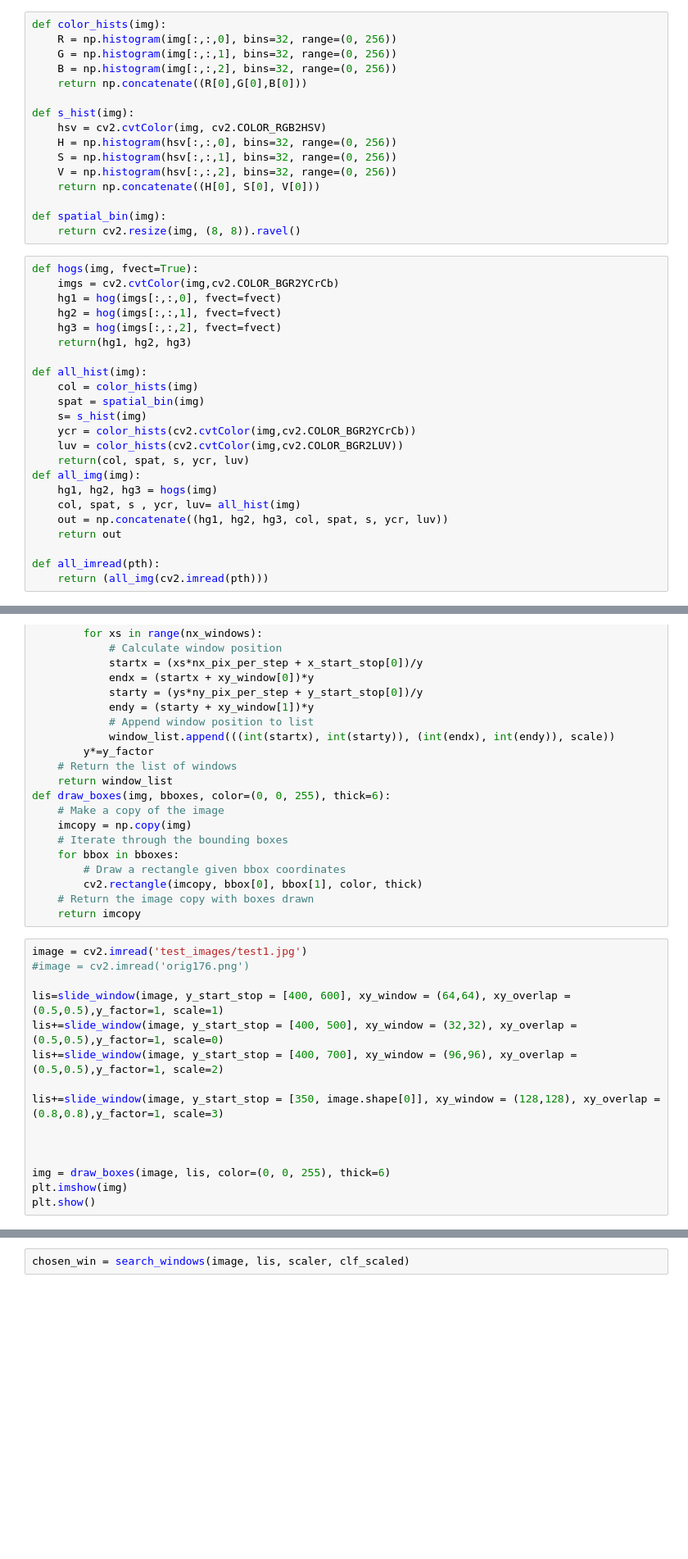
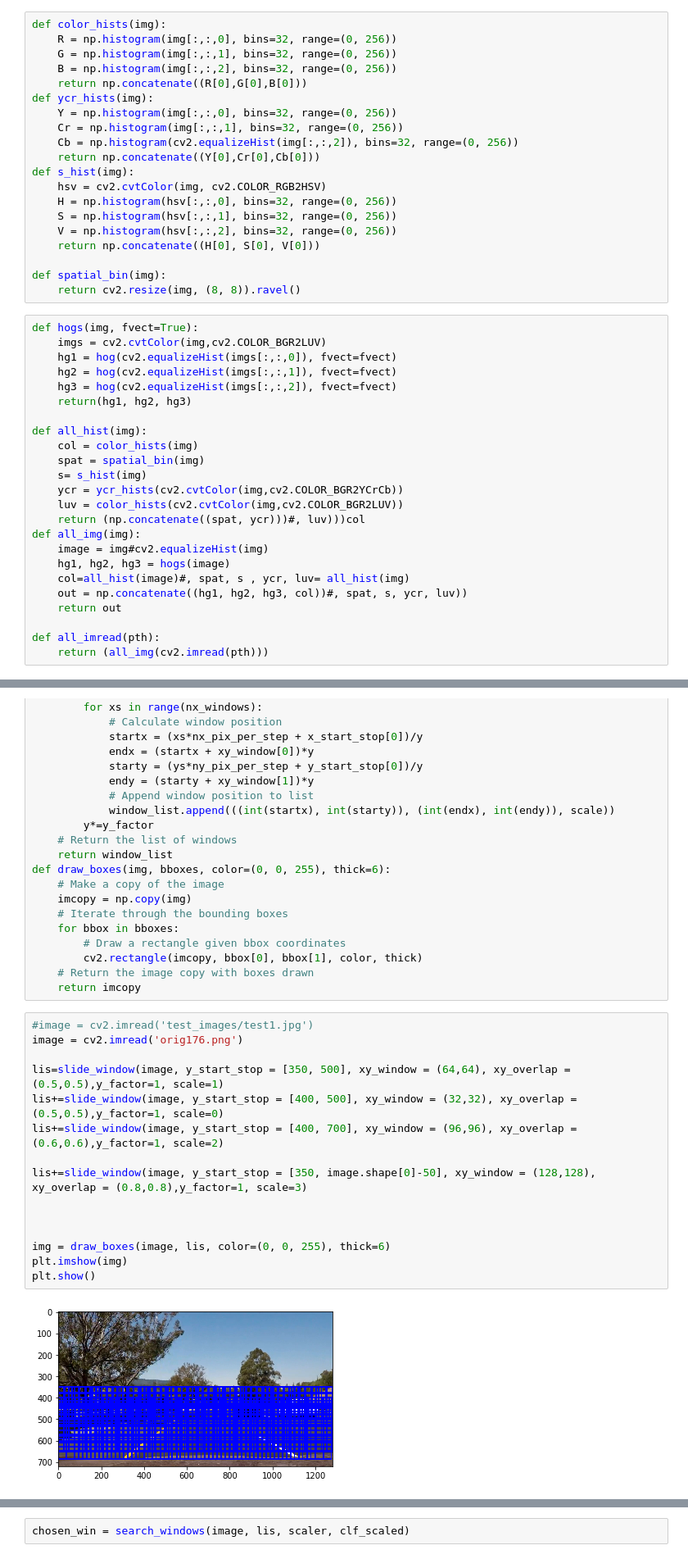
Before and after one commit to gaber-/CarND-Vehicle-Detection, a Jupyter notebook: vehicle_detection.ipynb, the cells around one changed output, grey strips where cells are left out. Shown at 82% size. Cells and saved outputs as stored; diff of their text form; blank space fills up the shorter version.

```diff
--- a/vehicle_detection.ipynb
+++ b/vehicle_detection.ipynb
@@ -71,7 +50,11 @@ def color_hists(img):
     G = np.histogram(img[:,:,1], bins=32, range=(0, 256))
     B = np.histogram(img[:,:,2], bins=32, range=(0, 256))
     return np.concatenate((R[0],G[0],B[0]))
-
+def ycr_hists(img):
+    Y = np.histogram(img[:,:,0], bins=32, range=(0, 256))
+    Cr = np.histogram(img[:,:,1], bins=32, range=(0, 256))
+    Cb = np.histogram(cv2.equalizeHist(img[:,:,2]), bins=32, range=(0, 256))
+    return np.concatenate((Y[0],Cr[0],Cb[0]))
 def s_hist(img):
     hsv = cv2.cvtColor(img, cv2.COLOR_RGB2HSV)
     H = np.histogram(hsv[:,:,0], bins=32, range=(0, 256))
@@ -83,23 +66,24 @@ def spatial_bin(img):
     return cv2.resize(img, (8, 8)).ravel()
 # %%
 def hogs(img, fvect=True):
-    imgs = cv2.cvtColor(img,cv2.COLOR_BGR2YCrCb)
-    hg1 = hog(imgs[:,:,0], fvect=fvect)
-    hg2 = hog(imgs[:,:,1], fvect=fvect)
-    hg3 = hog(imgs[:,:,2], fvect=fvect)
+    imgs = cv2.cvtColor(img,cv2.COLOR_BGR2LUV)
+    hg1 = hog(cv2.equalizeHist(imgs[:,:,0]), fvect=fvect)
+    hg2 = hog(cv2.equalizeHist(imgs[:,:,1]), fvect=fvect)
+    hg3 = hog(cv2.equalizeHist(imgs[:,:,2]), fvect=fvect)
     return(hg1, hg2, hg3)
 
 def all_hist(img):
     col = color_hists(img)
     spat = spatial_bin(img)
     s= s_hist(img)
-    ycr = color_hists(cv2.cvtColor(img,cv2.COLOR_BGR2YCrCb))
+    ycr = ycr_hists(cv2.cvtColor(img,cv2.COLOR_BGR2YCrCb))
     luv = color_hists(cv2.cvtColor(img,cv2.COLOR_BGR2LUV))
-    return(col, spat, s, ycr, luv)
+    return (np.concatenate((spat, ycr)))#, luv)))col
 def all_img(img):
-    hg1, hg2, hg3 = hogs(img)
-    col, spat, s , ycr, luv= all_hist(img)
-    out = np.concatenate((hg1, hg2, hg3, col, spat, s, ycr, luv))
+    image = img#cv2.equalizeHist(img)
+    hg1, hg2, hg3 = hogs(image)
+    col=all_hist(image)#, spat, s , ycr, luv= all_hist(img)
+    out = np.concatenate((hg1, hg2, hg3, col))#, spat, s, ycr, luv))
     return out
 
 def all_imread(pth):
@@ -256,18 +262,20 @@ def draw_boxes(img, bboxes, color=(0, 0, 255), thick=6):
     # Return the image copy with boxes drawn
     return imcopy
 # %%
-image = cv2.imread('test_images/test1.jpg')
-#image = cv2.imread('orig176.png')
+#image = cv2.imread('test_images/test1.jpg')
+image = cv2.imread('orig176.png')
 
-lis=slide_window(image, y_start_stop = [400, 600], xy_window = (64,64), xy_overlap = (0.5,0.5),y_factor=1, scale=1)
+lis=slide_window(image, y_start_stop = [350, 500], xy_window = (64,64), xy_overlap = (0.5,0.5),y_factor=1, scale=1)
 lis+=slide_window(image, y_start_stop = [400, 500], xy_window = (32,32), xy_overlap = (0.5,0.5),y_factor=1, scale=0)
-lis+=slide_window(image, y_start_stop = [400, 700], xy_window = (96,96), xy_overlap = (0.5,0.5),y_factor=1, scale=2)
+lis+=slide_window(image, y_start_stop = [400, 700], xy_window = (96,96), xy_overlap = (0.6,0.6),y_factor=1, scale=2)
 
-lis+=slide_window(image, y_start_stop = [350, image.shape[0]], xy_window = (128,128), xy_overlap = (0.8,0.8),y_factor=1, scale=3)
+lis+=slide_window(image, y_start_stop = [350, image.shape[0]-50], xy_window = (128,128), xy_overlap = (0.8,0.8),y_factor=1, scale=3)
 
 
 
 img = draw_boxes(image, lis, color=(0, 0, 255), thick=6)
 plt.imshow(img)
 plt.show()
+# %% [output]
+[figure, added]
 # %%
```
Also changed, not shown: parts of 21 cells of this notebook, 25 other files.
